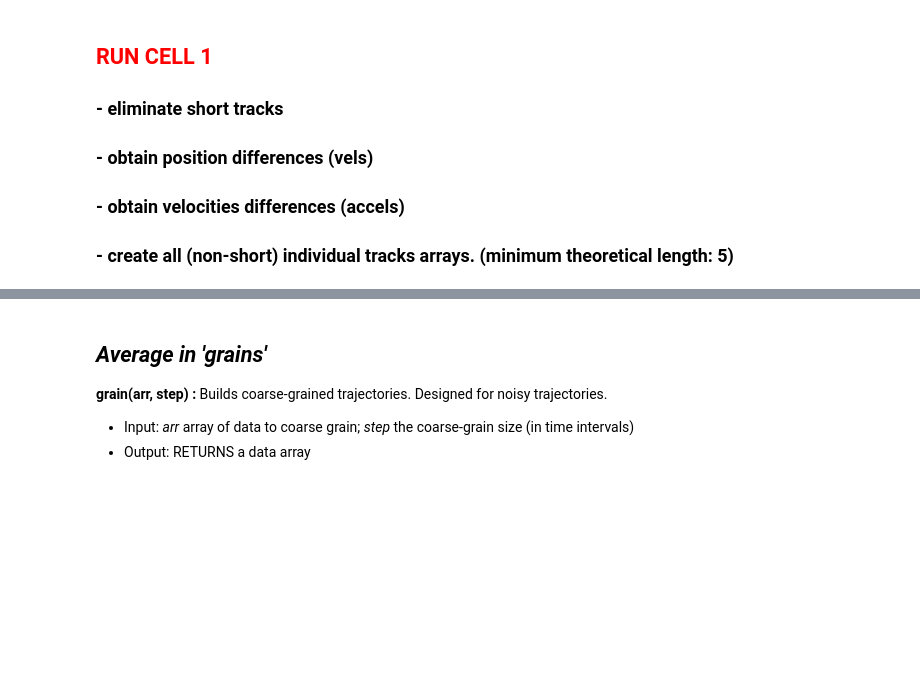
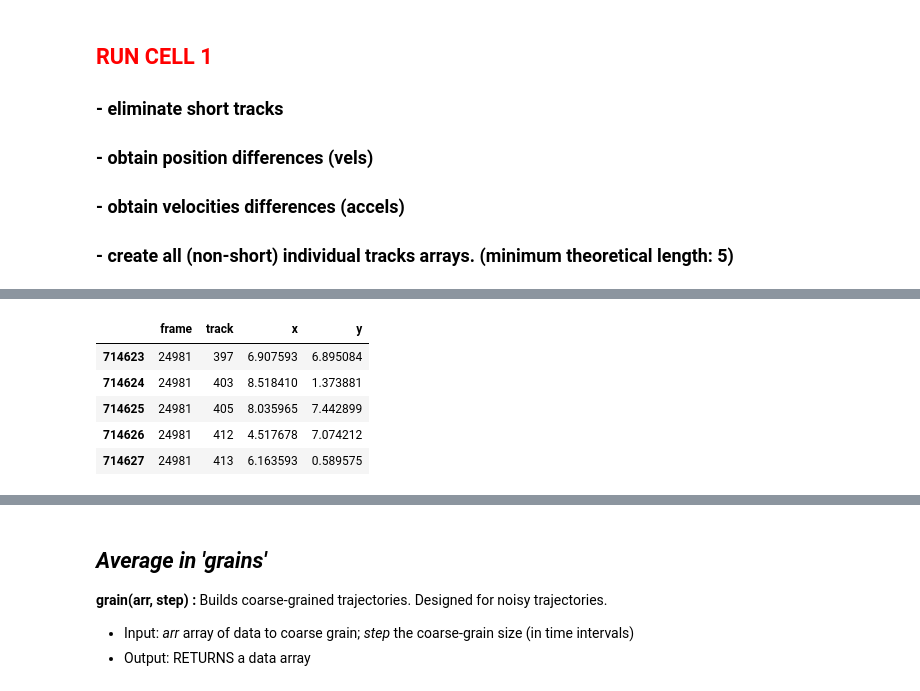
Before and after one commit to fvegar/Tracks, a Jupyter notebook: tracks_processing.ipynb, the cells around one changed output, grey strips where cells are left out. Cells and saved outputs as stored; diff of their text form; code cells hidden in the pictures; blank space fills up the shorter version.

```diff
--- a/tracks_processing.ipynb
+++ b/tracks_processing.ipynb
@@ -420,0 +545,9 @@ datos_50.tail()
+# %%
+tracks_table[ishort].tail()
+# %% [output]
+|  | frame | track | x | y |
+| 714623 | 24981 | 397 | 6.907593 | 6.895084 |
+| 714624 | 24981 | 403 | 8.518410 | 1.373881 |
+| 714625 | 24981 | 405 | 8.035965 | 7.442899 |
+| 714626 | 24981 | 412 | 4.517678 | 7.074212 |
+| 714627 | 24981 | 413 | 6.163593 | 0.589575 |
```
Also changed, not shown: parts of 115 cells of this notebook.
